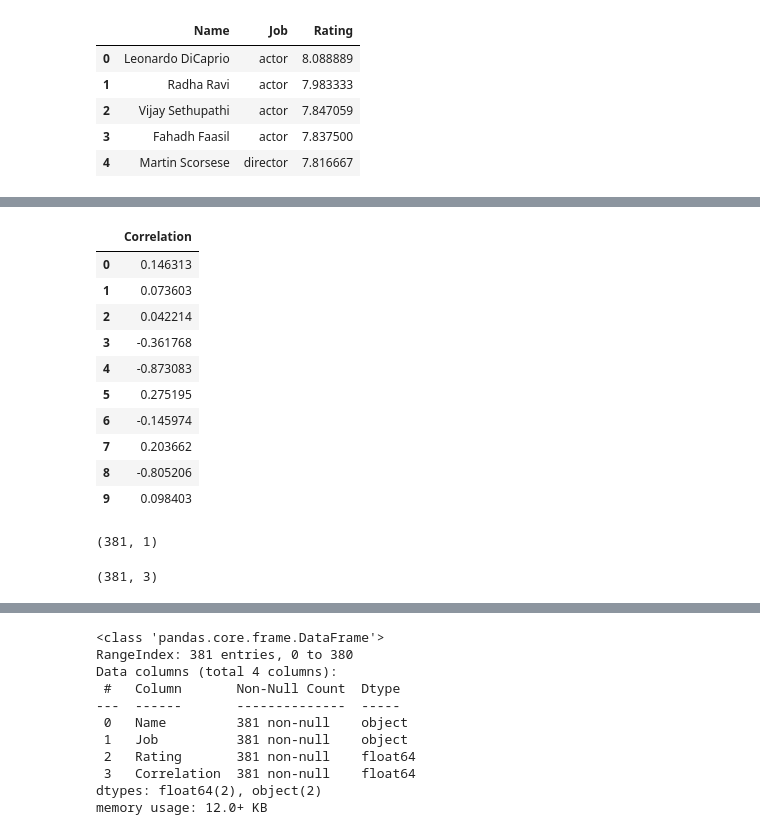
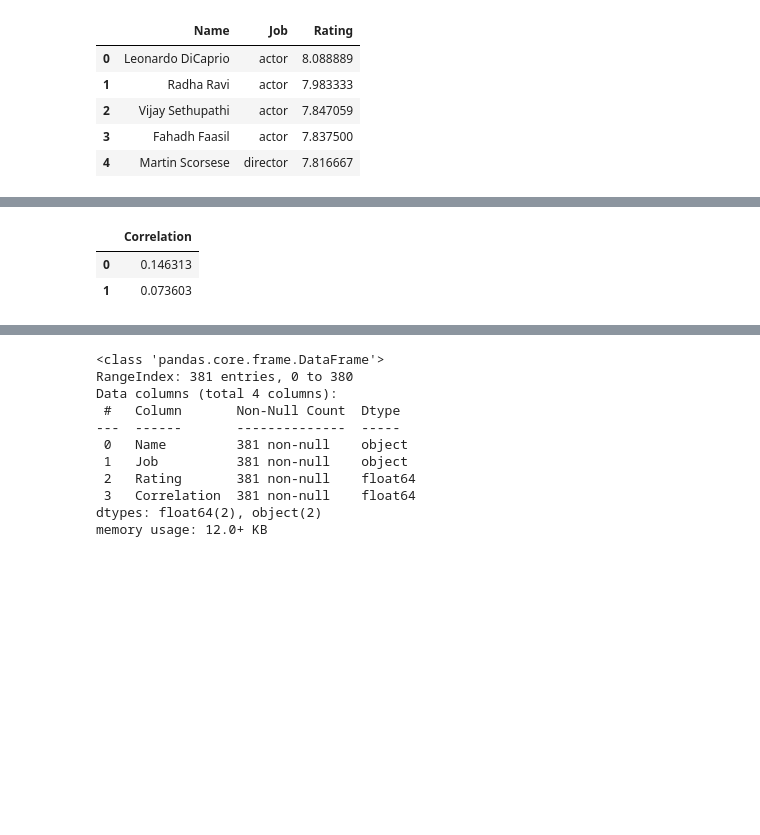
Before and after one commit to charlesmpan/FilmStudioMovieRec, a Jupyter notebook: final_notebook_cpan.ipynb, the cells around one changed output, grey strips where cells are left out. Cells and saved outputs as stored; diff of their text form; code cells hidden in the pictures; blank space fills up the shorter version.

```diff
--- a/final_notebook_cpan.ipynb
+++ b/final_notebook_cpan.ipynb
@@ -843,25 +796,9 @@ imdb_actress.head(30) #Actress
 # %%
 actress_corr = pd.DataFrame({'Correlation':[imdb_work.loc[imdb_work['Name'] == actress]['MovieYear'].corr(imdb_work.loc[imdb_work['Name'] == actress]['AvgRating']) for actress in imdb_actress['Name']]})
-actress_corr.head(10)
+actress_corr.head(2) #Correlation for females
 # %% [output]
 |  | Correlation |
 | 0 | 0.146313 |
 | 1 | 0.073603 |
-| 2 | 0.042214 |
-| 3 | -0.361768 |
-| 4 | -0.873083 |
-| 5 | 0.275195 |
-| 6 | -0.145974 |
-| 7 | 0.203662 |
-| 8 | -0.805206 |
-| 9 | 0.098403 |
-# %%
-actress_corr.shape
-# %% [output]
-(381, 1)
-# %%
-imdb_actress.shape
-# %% [output]
-(381, 3)
 # %%
 imdb_actress['Correlation'] = actress_corr
```
Also changed, not shown: parts of 34 cells of this notebook.
